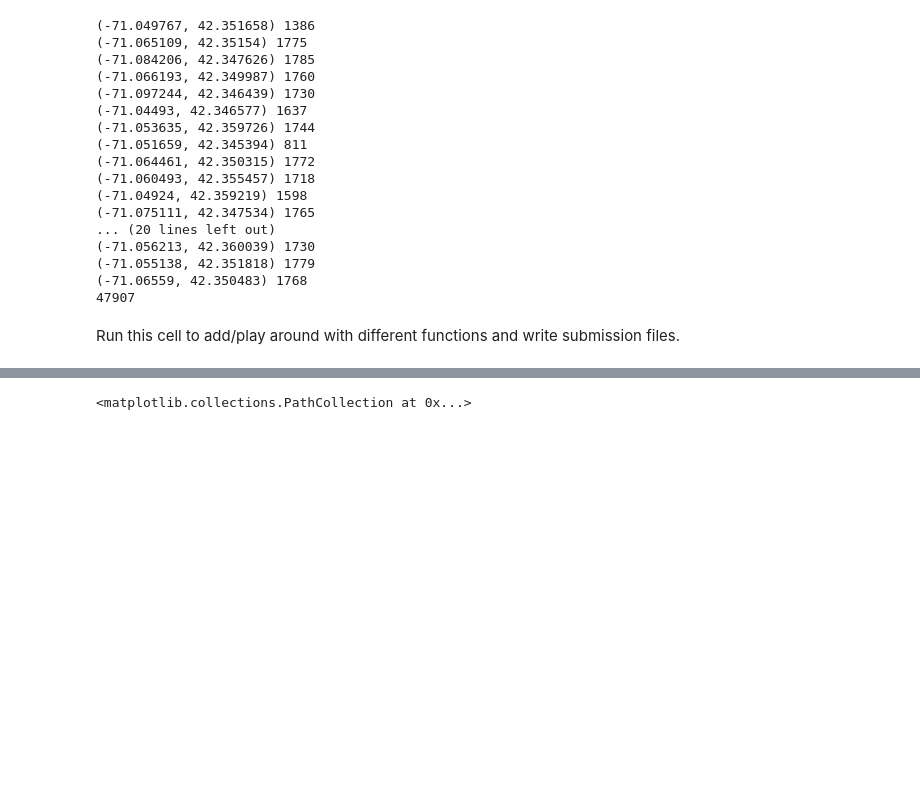
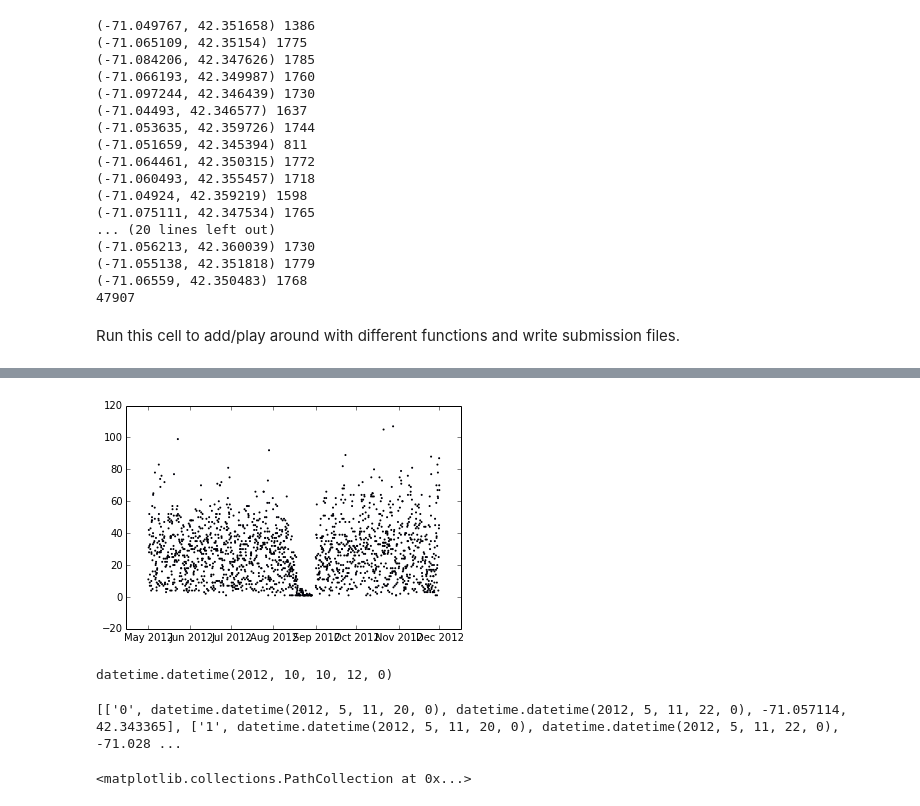
Before and after one commit to wpli/supervised-learning, a Jupyter notebook: notebooks/workbench.ipynb, the cells around one changed output, grey strips where cells are left out. Drawn from its saved outputs; the diff is of its cells as text; code cells hidden in the pictures; blank space fills up the shorter version.

```diff
--- a/notebooks/workbench.ipynb
+++ b/notebooks/workbench.ipynb
@@ -448,3 +511,21 @@ Fitting regression model on training data...
+# %%
+for idx, landmark in enumerate( list( landmarks ) ):
+    if idx == 9:
+        counts = sampled_landmark_train_dict[landmark]
+        #dts = [ i[0][0] + datetime.timedelta( hours=i[0][1] ) for i in counts ]
+        dts = [ i[0] for i in counts ]
+        taxis = [ i[1] for i in counts ]
+        scatter( dts, taxis, s=1 )
+# %% [output]
+[figure, added]
+# %%
+dts[0]
+# %% [output]
+datetime.datetime(2012, 10, 10, 12, 0)
+# %%
+print times_locations
+# %% [output]
+[['0', datetime.datetime(2012, 5, 11, 20, 0), datetime.datetime(2012, 5, 11, 22, 0), -71.057114, 42.343365], ['1', datetime.datetime(2012, 5, 11, 20, 0), datetime.datetime(2012, 5, 11, 22, 0), -71.028 ...
 # %%
 train_val_performance.sort( key=lambda x:x[2], reverse=True )
 scatter( *zip( *[ x[0] for x in train_val_performance if x[2] > 9.0 ] ), marker='x' )
```
Also changed, not shown: parts of 10 cells of this notebook.
